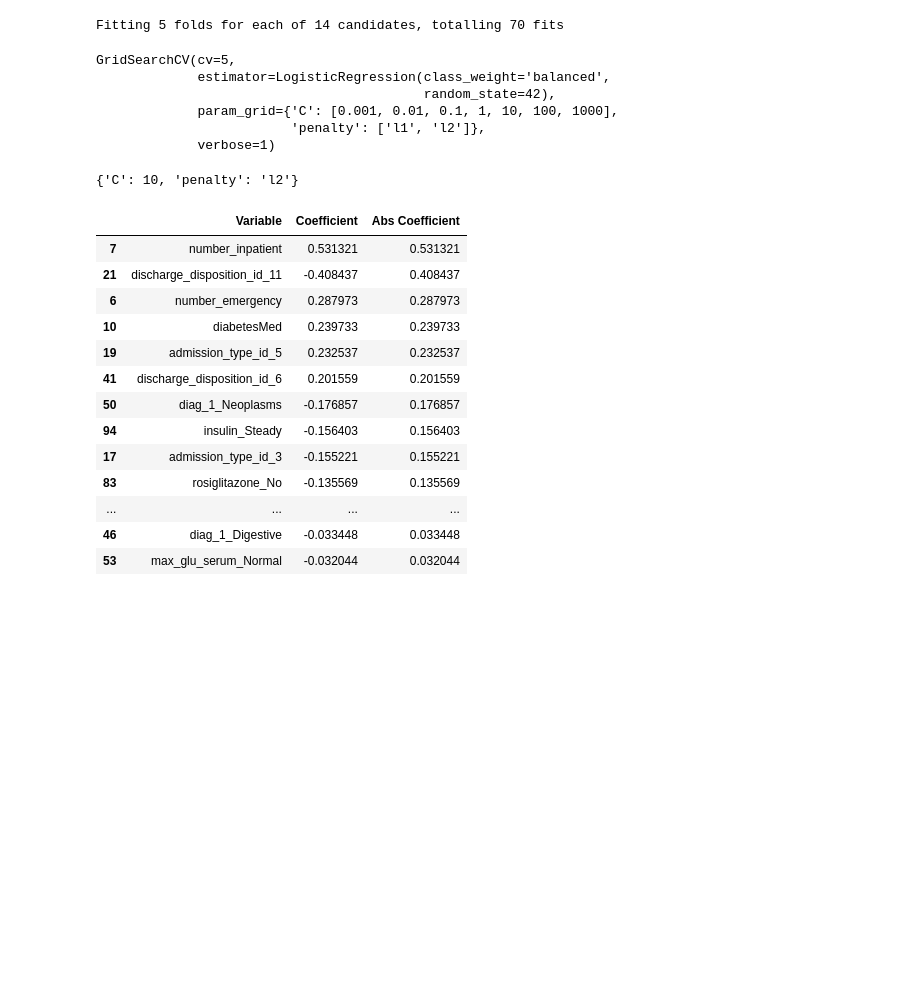
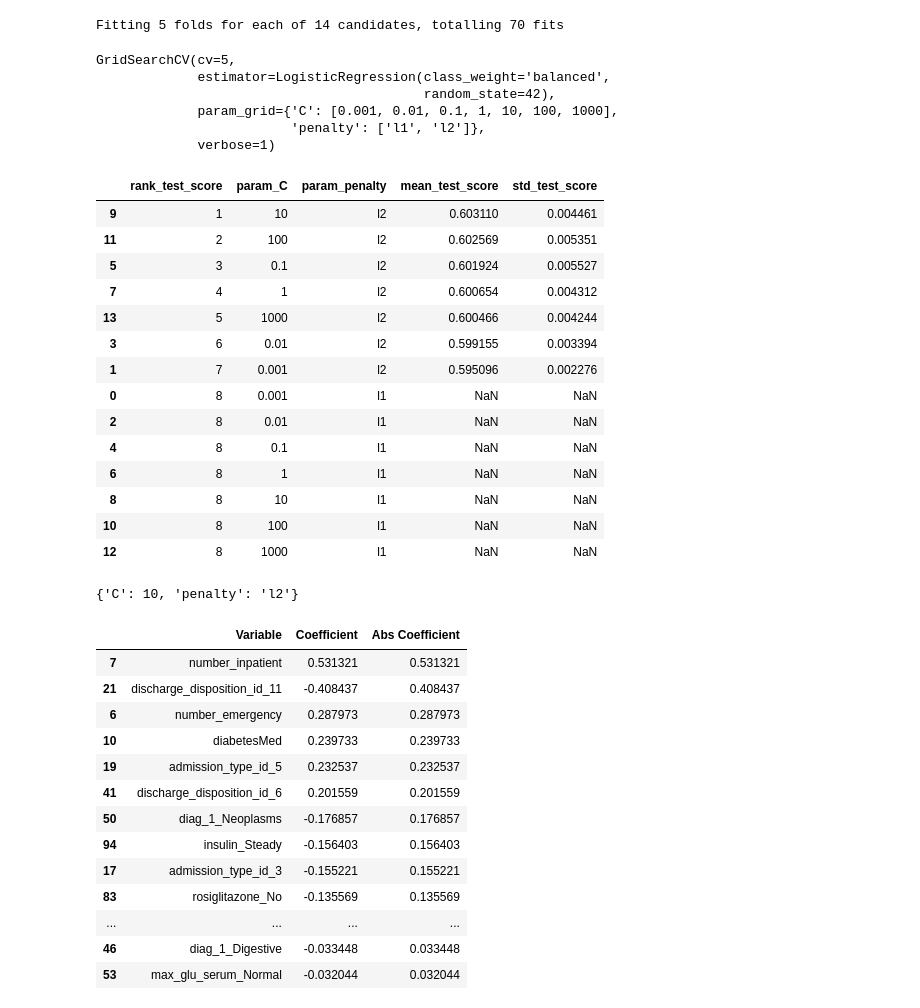
Before and after one commit to zqw86713/MSCA_31008_0N01_Winter_2023_Data_Mining_Principles, a Jupyter notebook: Assignment4/MScA_31008_Group_Assignment_4_Part_1.ipynb, the cells around one changed output. Saved outputs shown, nothing was run; the diff lists cells and outputs as text; code cells hidden in the pictures; blank space fills up the shorter version.

```diff
--- a/Assignment4/MScA_31008_Group_Assignment_4_Part_1.ipynb
+++ b/Assignment4/MScA_31008_Group_Assignment_4_Part_1.ipynb
@@ -251,6 +269,25 @@ GridSearchCV(cv=5,
              param_grid={'C': [0.001, 0.01, 0.1, 1, 10, 100, 1000],
                          'penalty': ['l1', 'l2']},
              verbose=1)
+# %%
+pd.DataFrame(clf_gs.cv_results_,
+columns=["rank_test_score", "param_C", "param_penalty", "mean_test_score", "std_test_score"]).sort_values(by=['rank_test_score'])
+# %% [output]
+|  | rank_test_score | param_C | param_penalty | mean_test_score | std_test_score |
+| 9 | 1 | 10 | l2 | 0.603110 | 0.004461 |
+| 11 | 2 | 100 | l2 | 0.602569 | 0.005351 |
+| 5 | 3 | 0.1 | l2 | 0.601924 | 0.005527 |
+| 7 | 4 | 1 | l2 | 0.600654 | 0.004312 |
+| 13 | 5 | 1000 | l2 | 0.600466 | 0.004244 |
+| 3 | 6 | 0.01 | l2 | 0.599155 | 0.003394 |
+| 1 | 7 | 0.001 | l2 | 0.595096 | 0.002276 |
+| 0 | 8 | 0.001 | l1 | NaN | NaN |
+| 2 | 8 | 0.01 | l1 | NaN | NaN |
+| 4 | 8 | 0.1 | l1 | NaN | NaN |
+| 6 | 8 | 1 | l1 | NaN | NaN |
+| 8 | 8 | 10 | l1 | NaN | NaN |
+| 10 | 8 | 100 | l1 | NaN | NaN |
+| 12 | 8 | 1000 | l1 | NaN | NaN |
 # %%
 # identify best hyper-parameters
 best_penalty = clf_gs.best_params_['penalty']
```
Also changed, not shown: parts of 14 cells of this notebook.
